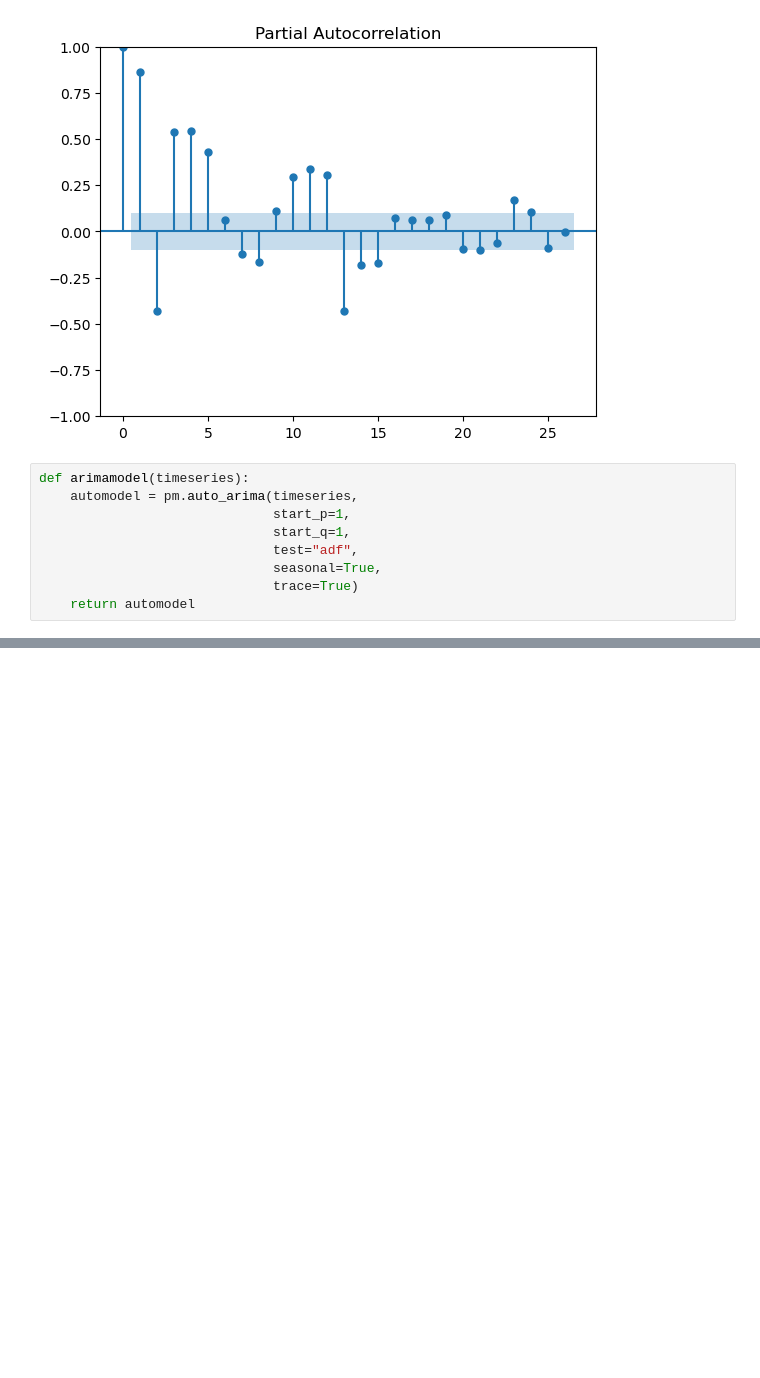
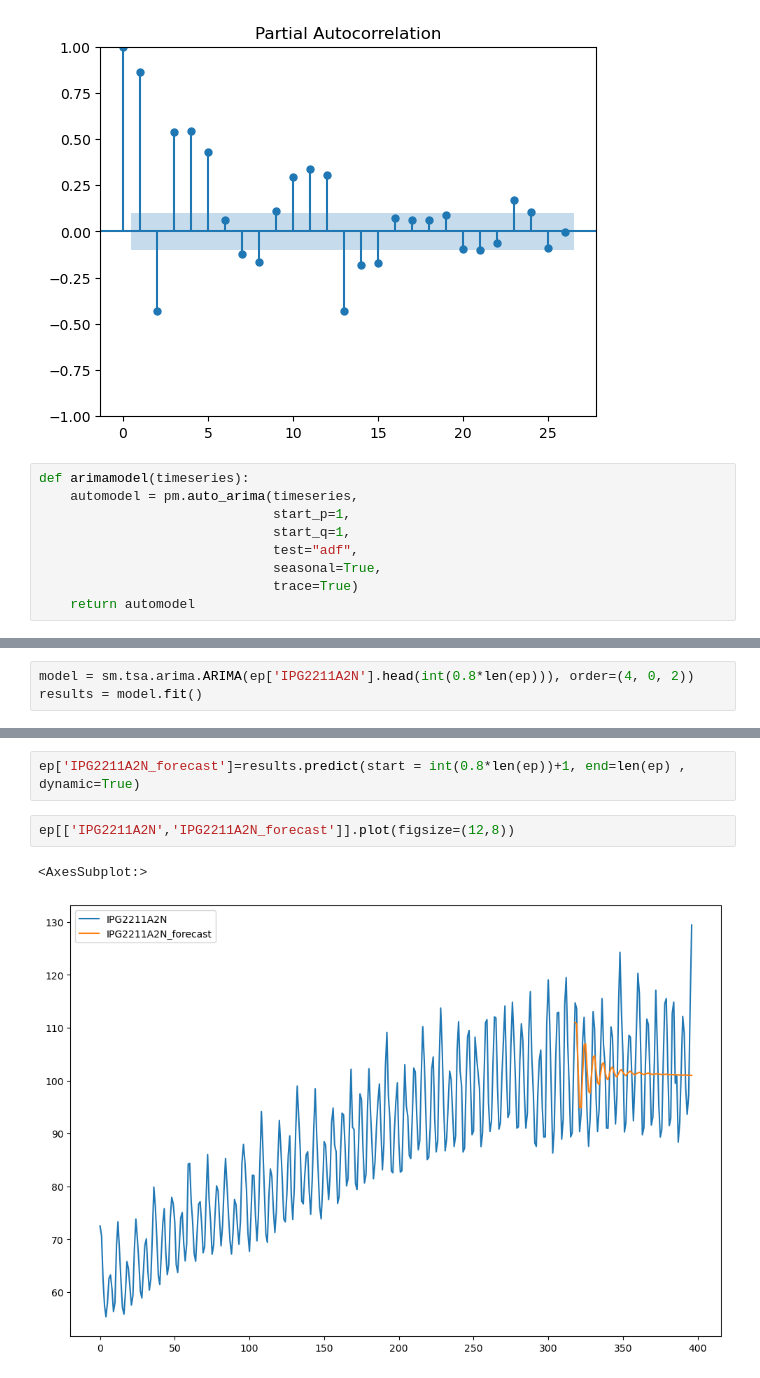
Before and after one commit to ccgurek/DATA-300-Statistical-Machine-Learning-Fall-2023-, a Jupyter notebook: Data 300 Homework 2 Gurek.ipynb, the cells around one changed output, grey strips where cells are left out. Drawn from its saved outputs; the diff is of its cells as text; blank space fills up the shorter version.

```diff
--- a/Data 300 Homework 2 Gurek.ipynb
+++ b/Data 300 Homework 2 Gurek.ipynb
@@ -250,0 +283,3 @@ for i in columns:
+# %%
+model = sm.tsa.arima.ARIMA(ep['IPG2211A2N'].head(int(0.8*len(ep))), order=(4, 0, 2))
+results = model.fit()
@@ -250,0 +312,7 @@ for i in columns:
+# %%
+ep['IPG2211A2N_forecast']=results.predict(start = int(0.8*len(ep))+1, end=len(ep) , dynamic=True)
+# %%
+ep[['IPG2211A2N','IPG2211A2N_forecast']].plot(figsize=(12,8))
+# %% [output]
+<AxesSubplot:>
+[figure, added]
```
Also changed, not shown: parts of 10 cells of this notebook.
